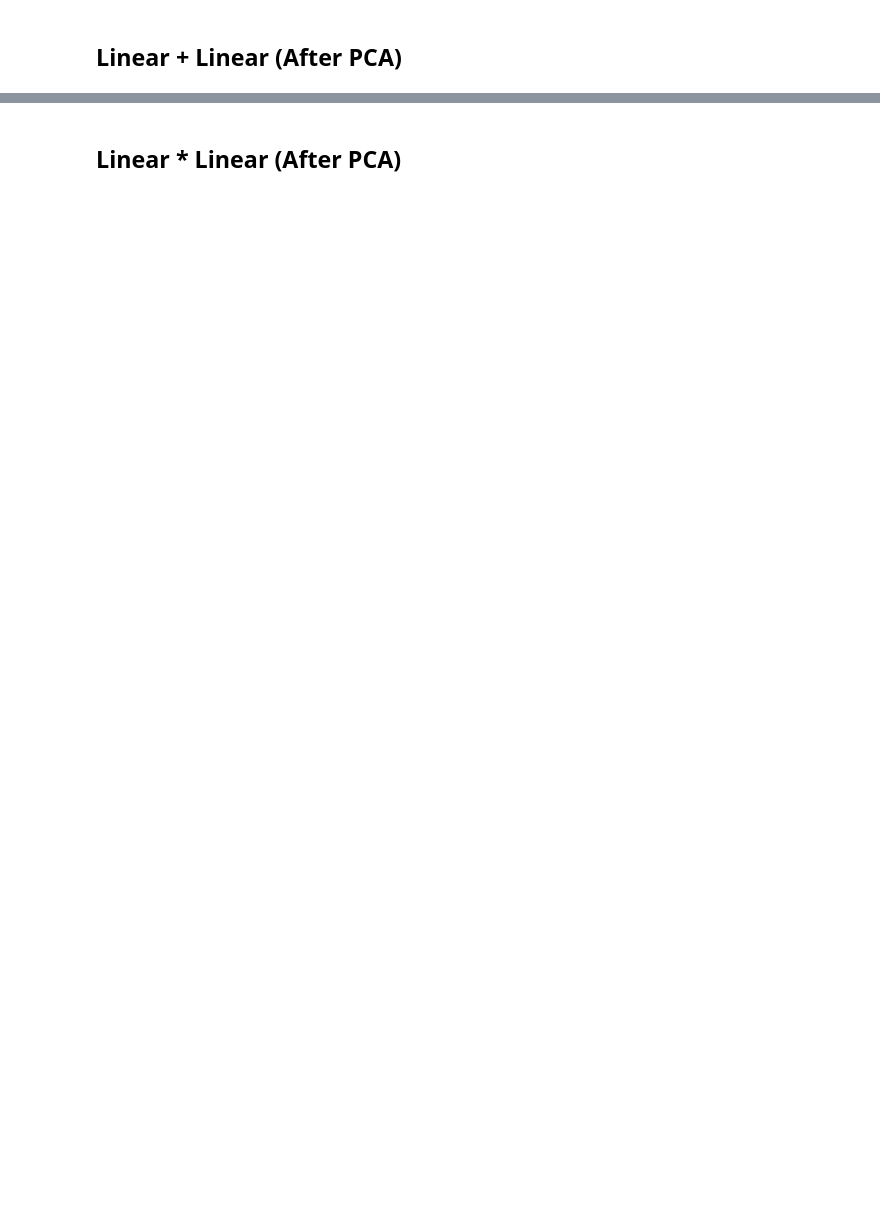
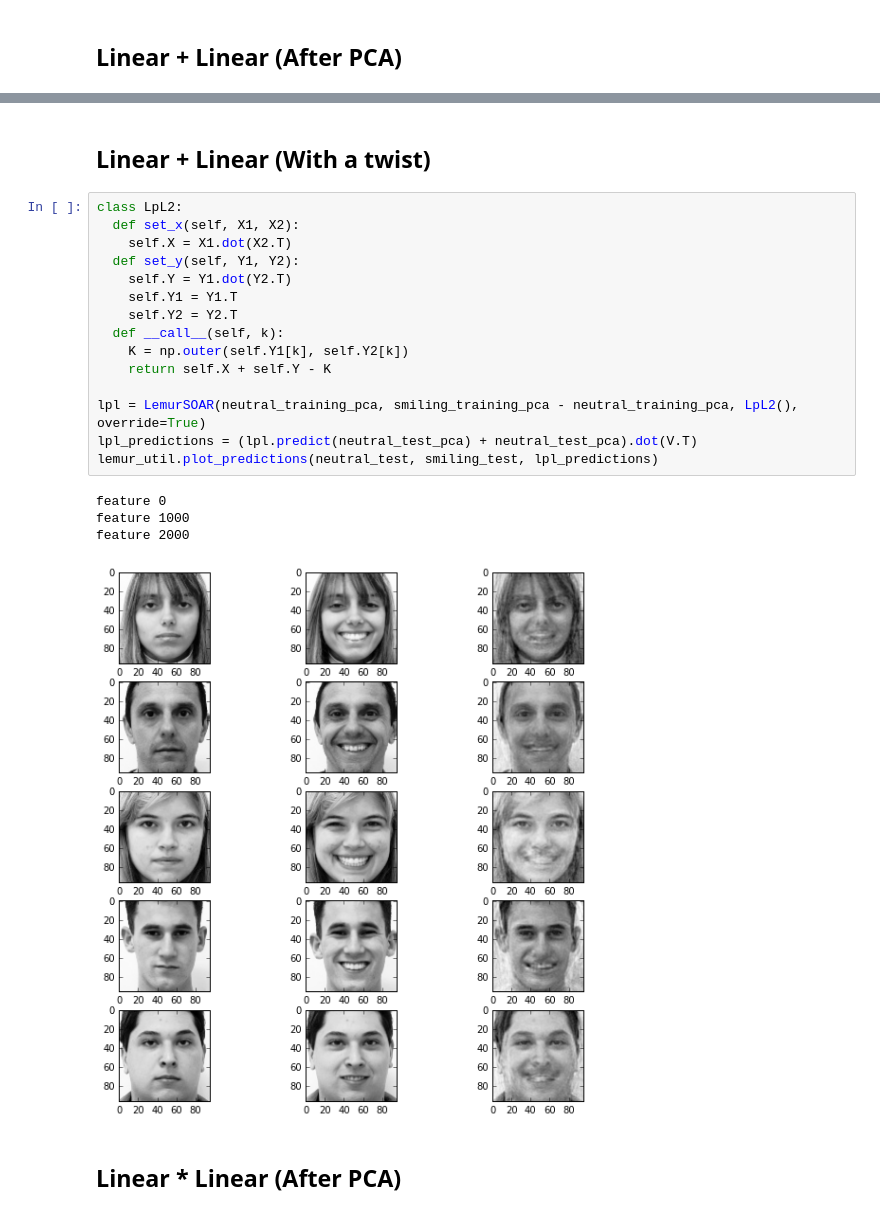
Before and after one commit to ehlemur-zz/BP, a Jupyter notebook: Structured Output Prediction (Faces).ipynb, the cells around one changed output, grey strips where cells are left out. Saved outputs shown, nothing was run; the diff lists cells and outputs as text; blank space fills up the shorter version.

```diff
--- a/Structured Output Prediction (Faces).ipynb
+++ b/Structured Output Prediction (Faces).ipynb
@@ -253,3 +263,25 @@ feature 2000
+# %% [markdown]
+## Linear + Linear (With a twist)
+# %%
+class LpL2:
+  def set_x(self, X1, X2):
+    self.X = X1.dot(X2.T)
+  def set_y(self, Y1, Y2):
+    self.Y = Y1.dot(Y2.T)
+    self.Y1 = Y1.T
+    self.Y2 = Y2.T
+  def __call__(self, k):
+    K = np.outer(self.Y1[k], self.Y2[k])
+    return self.X + self.Y - K
+
+lpl = LemurSOAR(neutral_training_pca, smiling_training_pca - neutral_training_pca, LpL2(), override=True)
+lpl_predictions = (lpl.predict(neutral_test_pca) + neutral_test_pca).dot(V.T)
+lemur_util.plot_predictions(neutral_test, smiling_test, lpl_predictions)
+# %% [output]
+feature 0
+feature 1000
+feature 2000
+[figure, added]
 # %% [markdown]
 ## Linear * Linear (After PCA)
 # %%
```
Also changed, not shown: parts of 13 cells of this notebook.
